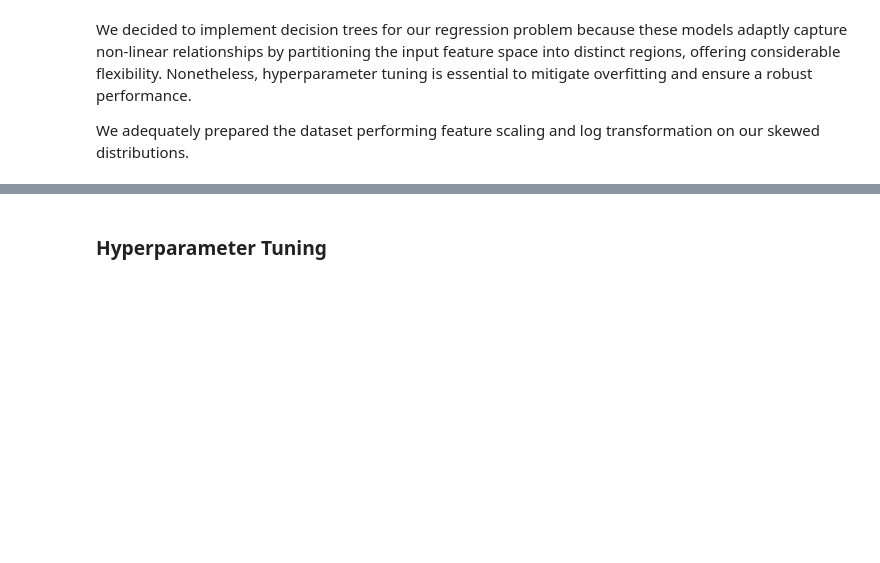
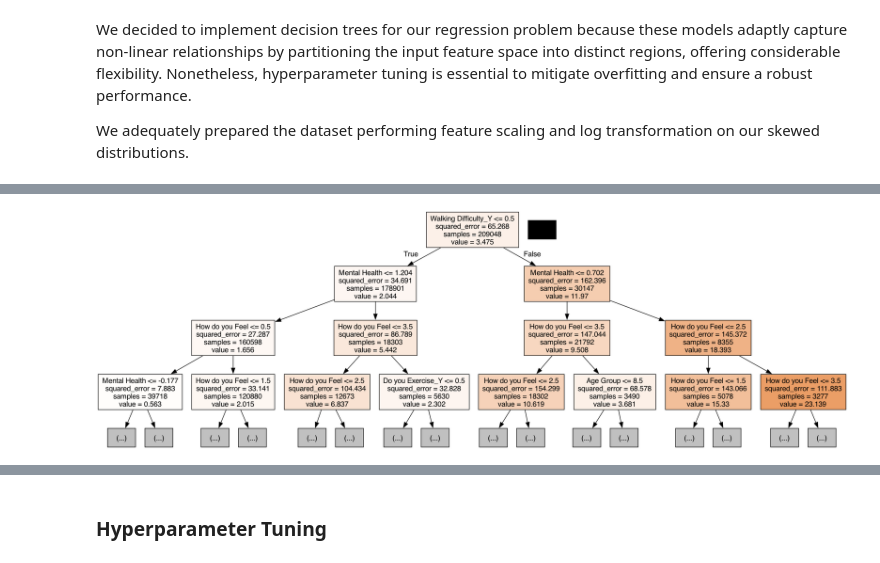
Before and after one commit to Dadd0/AI_MedCare_282401, a Jupyter notebook: main.ipynb, the cells around one changed output, grey strips where cells are left out. Saved outputs shown, nothing was run; the diff lists cells and outputs as text; code cells hidden in the pictures; blank space fills up the shorter version.

```diff
--- a/main.ipynb
+++ b/main.ipynb
@@ -689 +692,15 @@ R-squared: -0.203
+# %%
+from IPython.display import Image
+from six import StringIO
+from sklearn.tree import export_graphviz
+import pydot
+
+features = list(X_train.columns)
+
+dot_data = StringIO()
+export_graphviz(tree_reg, out_file=dot_data, feature_names=features, filled=True, max_depth=3)
+graph = pydot.graph_from_dot_data(dot_data.getvalue())
+Image(graph[0].create_png())
+# %% [output]
+[figure, added]
 # %% [markdown]
```
Also changed, not shown: parts of 15 cells of this notebook.
